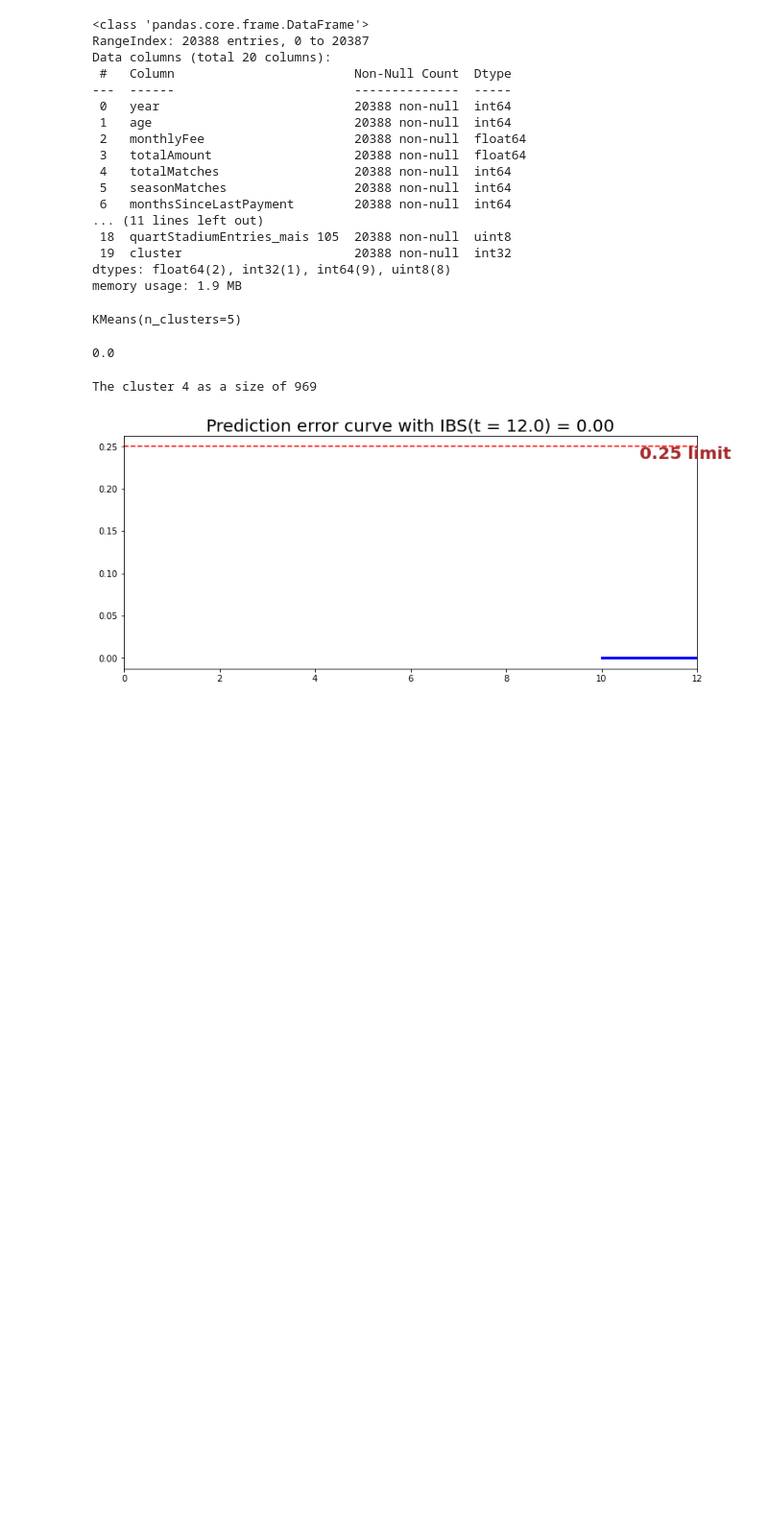
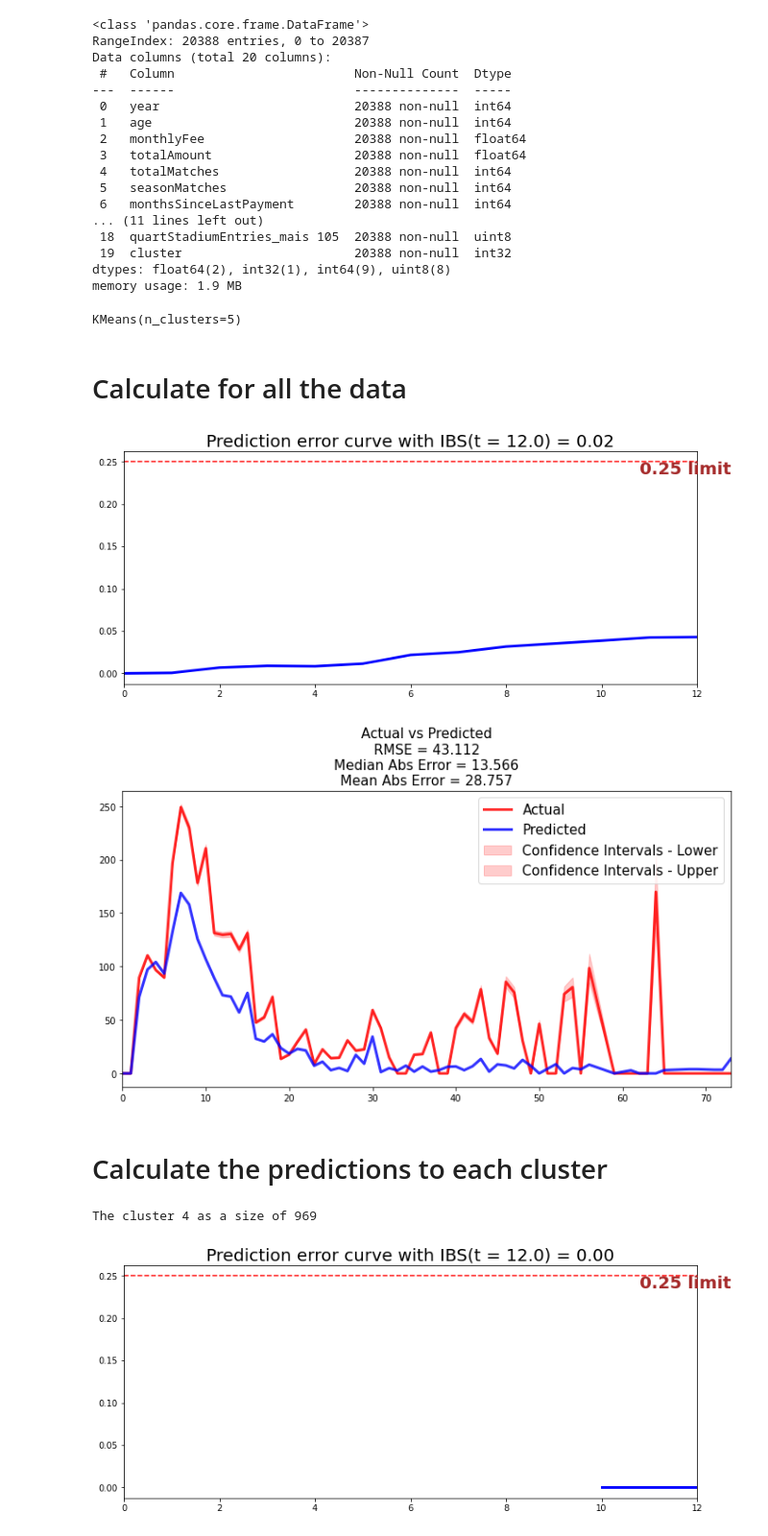
Before and after one commit to pesobreiro/customerDropoutMembership, a Jupyter notebook: analysis/02.survRandomForest_cluster.ipynb, the cells around one changed output. Shown at 96% size. Drawn from its saved outputs; the diff is of its cells as text; code cells hidden in the pictures; blank space fills up the shorter version.

```diff
--- a/analysis/02.survRandomForest_cluster.ipynb
+++ b/analysis/02.survRandomForest_cluster.ipynb
@@ -390,10 +390,34 @@ memory usage: 1.9 MB
 cluster
 # %% [output]
 KMeans(n_clusters=5)
-# %%
-results['mean_absolute_error']
-# %% [output]
-0.0
+# %% [markdown]
+# Calculate for all the data
+# %%
+from pysurvival.models.survival_forest import RandomSurvivalForestModel
+from sklearn.model_selection import train_test_split
+from pysurvival.utils.metrics import concordance_index
+from pysurvival.utils.display import integrated_brier_score
+from pysurvival.utils.display import compare_to_actual
+
+X = df_members.copy()
+t = df_members['yearsMembership']
+e = df_members['dropout']
+X.drop(axis=1, columns=['yearsMembership','dropout'])
+
+X_train, X_test, t_train, t_test, e_train, e_test = train_test_split(X, t, e, test_size=0.3, random_state=0)
+
+# Fitting the model
+csf = RandomSurvivalForestModel(num_trees=200)
+csf.fit(X_train, t_train, e_train, max_features='sqrt', max_depth=5, min_node_size=20)
+
+c_index = concordance_index(csf, X_test, t_test, e_test)
+ibs = integrated_brier_score(csf, X_test, t_test, e_test, t_max=12, figure_size=(12,5))
+results = compare_to_actual(csf, X_test, t_test, e_test, is_at_risk = False,  figure_size=(12, 6), metrics = ['rmse', 'mean', 'median'])
+# %% [output]
+[figure, added]
+[figure, added]
+# %% [markdown]
+# Calculate the predictions to each cluster
 # %%
 from sklearn.model_selection import train_test_split
 from pysurvival.utils.metrics import concordance_index
```
Also changed, not shown: parts of 1 cell of this notebook, 20 other files.
